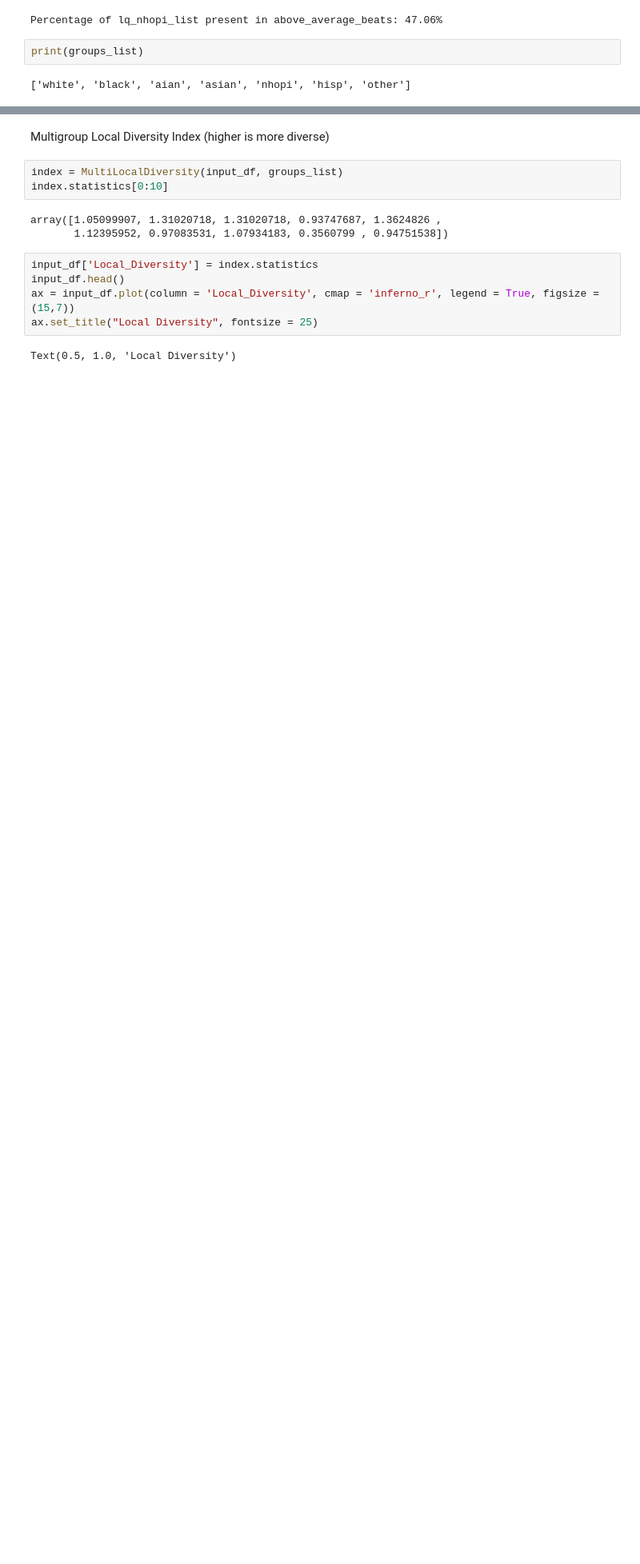
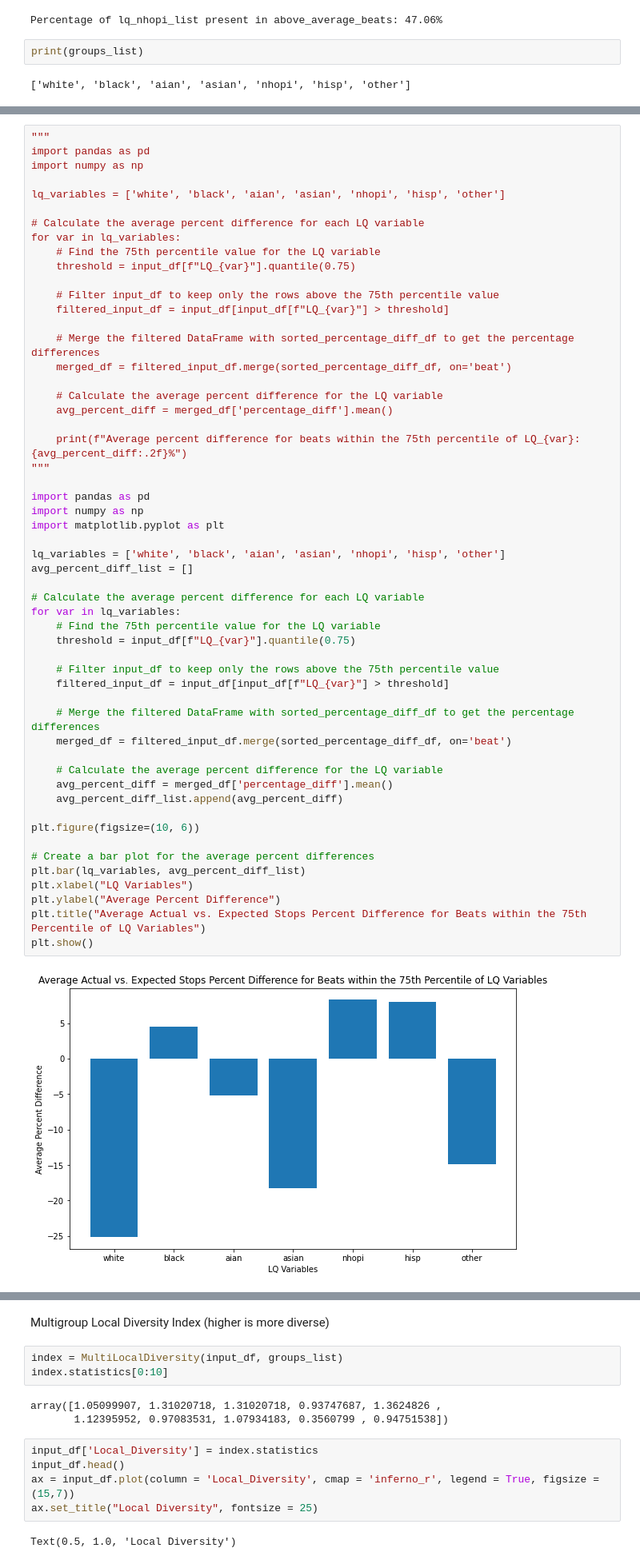
Before and after one commit to aldabbagh/DPI617, a Jupyter notebook: starter.ipynb, the cells around one changed output, grey strips where cells are left out. Shown at 80% size. Saved outputs shown, nothing was run; the diff lists cells and outputs as text; blank space fills up the shorter version.

```diff
--- a/starter.ipynb
+++ b/starter.ipynb
@@ -854,0 +895,56 @@ Text(0.5, 1.0, 'Percentage of Location Quotient 75th Quantile Beats with Above A
+# %%
+"""
+import pandas as pd
+import numpy as np
+
+lq_variables = ['white', 'black', 'aian', 'asian', 'nhopi', 'hisp', 'other']
+
+# Calculate the average percent difference for each LQ variable
+for var in lq_variables:
+    # Find the 75th percentile value for the LQ variable
+    threshold = input_df[f"LQ_{var}"].quantile(0.75)
+
+    # Filter input_df to keep only the rows above the 75th percentile value
+    filtered_input_df = input_df[input_df[f"LQ_{var}"] > threshold]
+
+    # Merge the filtered DataFrame with sorted_percentage_diff_df to get the percentage differences
+    merged_df = filtered_input_df.merge(sorted_percentage_diff_df, on='beat')
+
+    # Calculate the average percent difference for the LQ variable
+    avg_percent_diff = merged_df['percentage_diff'].mean()
+
+    print(f"Average percent difference for beats within the 75th percentile of LQ_{var}: {avg_percent_diff:.2f}%")
+"""
+
+import pandas as pd
+import numpy as np
+import matplotlib.pyplot as plt
+
+lq_variables = ['white', 'black', 'aian', 'asian', 'nhopi', 'hisp', 'other']
+avg_percent_diff_list = []
+
+# Calculate the average percent difference for each LQ variable
+for var in lq_variables:
+    # Find the 75th percentile value for the LQ variable
+    threshold = input_df[f"LQ_{var}"].quantile(0.75)
+
+    # Filter input_df to keep only the rows above the 75th percentile value
+    filtered_input_df = input_df[input_df[f"LQ_{var}"] > threshold]
+
+    # Merge the filtered DataFrame with sorted_percentage_diff_df to get the percentage differences
+    merged_df = filtered_input_df.merge(sorted_percentage_diff_df, on='beat')
+
+    # Calculate the average percent difference for the LQ variable
+    avg_percent_diff = merged_df['percentage_diff'].mean()
+    avg_percent_diff_list.append(avg_percent_diff)
+
+plt.figure(figsize=(10, 6))
+
+# Create a bar plot for the average percent differences
+plt.bar(lq_variables, avg_percent_diff_list)
+plt.xlabel("LQ Variables")
+plt.ylabel("Average Percent Difference")
+plt.title("Average Actual vs. Expected Stops Percent Difference for Beats within the 75th Percentile of LQ Variables")
+plt.show()
+# %% [output]
+[figure, added]
```
Also changed, not shown: parts of 5 cells of this notebook.
